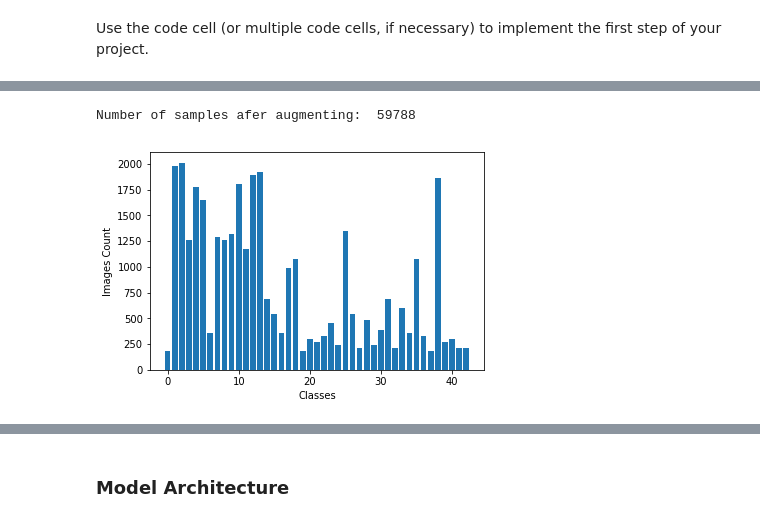
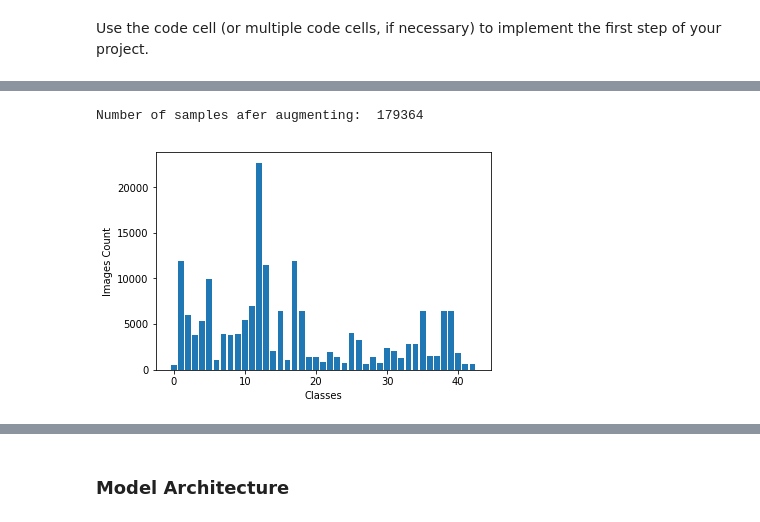
Before and after one commit to carlosbkm/CarND-Traffic-Sign-Classifier, a Jupyter notebook: Traffic_Sign_Classifier.ipynb, the cells around one changed output, grey strips where cells are left out. Drawn from its saved outputs; the diff is of its cells as text; code cells hidden in the pictures.

Commit message:
Added code for better data augmentation

```diff
--- a/Traffic_Sign_Classifier.ipynb
+++ b/Traffic_Sign_Classifier.ipynb
@@ -186,7 +186,8 @@ import cv2
 import numpy as np
 from numpy import newaxis
 
-def preprocess_data (images_array):
+def preprocess_data (images_array, tag='Samples'):
+    print('--- Preprocess {}:'.format(tag))
     # convert to B/W. Images will have only 1 channel
     images_array_bw = np.array([cv2.cvtColor(image, cv2.COLOR_RGB2GRAY) for image in images_array])
     # apply histogram equalization
@@ -202,11 +203,3 @@ def preprocess_data (images_array):
     print('Mean, min and max after normalizing:', np.mean(images_normalized), np.min(images_normalized), np.max(images_normalized))
 
     return images_normalized
-
-
-print('--- Preprocess X_train:')
-X_train_normalized = preprocess_data(X_train)
-print('--- Preprocess X_test:')
-X_test_normalized = preprocess_data(X_test)
-print('--- Preprocess X_valid:')
-X_valid_normalized = preprocess_data(X_valid)
@@ -232,0 +206,8 @@ show_images_horizontally(X_train_normalized, gray=True)
+# %%
+# Show example of preprocessing
+
+X_train_normalized = preprocess_data(X_train, 'X_train')
+X_test_normalized = preprocess_data(X_test, 'X_test')
+X_valid_normalized = preprocess_data(X_valid, 'X_valid')
+#ten_samples = preprocess_data(X_train[0:9], '10 samples')
+show_images_horizontally(X_train_normalized, gray=True)
@@ -292,2 +365,8 @@ def flip_extend(X, y):
+# %%
+def augment_samples(samples, labels, n_transforms=2, gray=False):
+    samples_extended, labels_extended = flip_extend(samples, labels)
+    samples_extended, labels_extended = transform_extend(samples_extended, labels_extended, n_transforms, gray)
+    return samples_extended, labels_extended
 # %%
-X_train_extended, y_train_extended = flip_extend(X_train_normalized, y_train)
+X_train_extended, y_train_extended = augment_samples(X_train_normalized, y_train, gray=True)
+X_train_extended, y_train_extended = shuffle(X_train_extended, y_train_extended)
@@ -294,9 +386,9 @@ X_train_extended, y_train_extended = flip_extend(X_train_normalized, y_train)
 # %%
 print('Number of samples afer augmenting: ', X_train_extended.shape[0])
-plot_image_classes_distribution(y_train, n_classes)
+plot_image_classes_distribution(y_train_extended, n_classes)
 # %% [output]
-Number of samples afer augmenting:  59788
+Number of samples afer augmenting:  179364
-[figure, old version]
+[figure, new version]
 # %%
 from sklearn.model_selection import train_test_split
 
```
Also changed, not shown: parts of 16 cells of this notebook, 3 other files.
